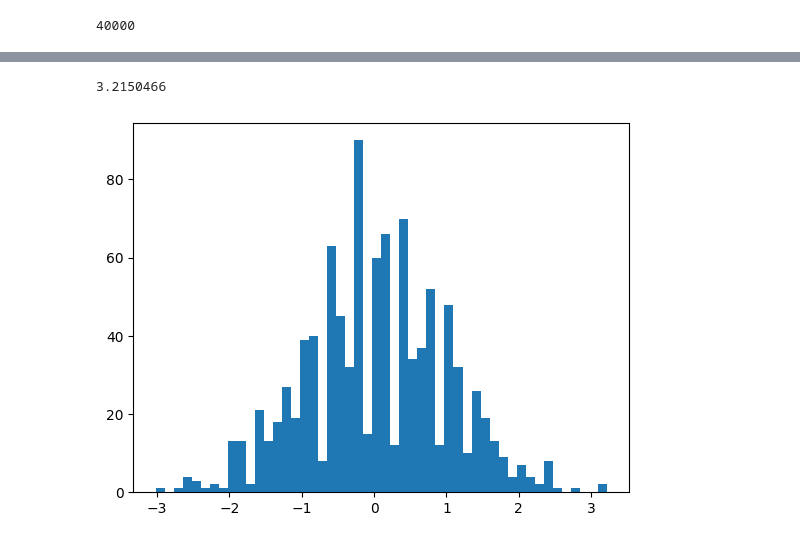
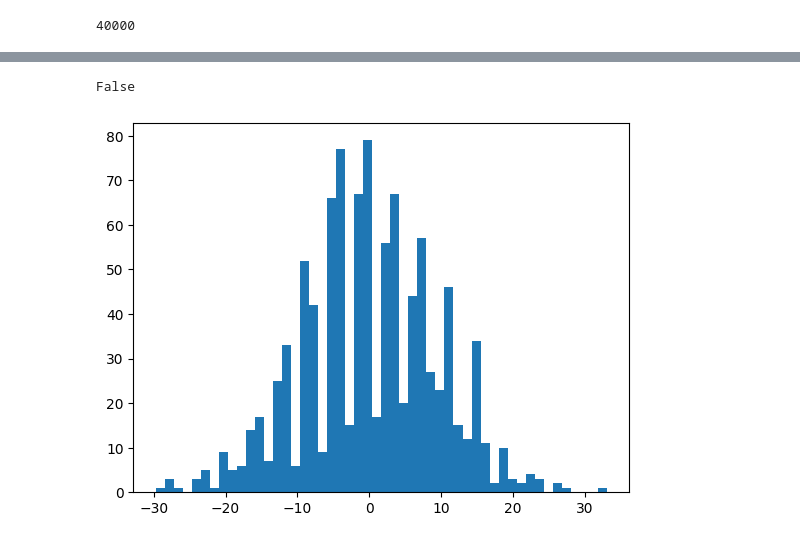
Before and after one commit to kkorolev1/mcmc-control-variates, a Jupyter notebook: experiments.ipynb, the cells around one changed output, grey strips where cells are left out. Saved outputs shown, nothing was run; the diff lists cells and outputs as text; code cells hidden in the pictures.

```diff
--- a/experiments.ipynb
+++ b/experiments.ipynb
@@ -48,6 +47,6 @@ def multichain_sample(sampler: eqx.Module, dim: int, key: jax.random.PRNGKey, n_
     return samples
 # %%
 rng, key = jax.random.split(rng)
-sampler = LangevinDynamics(gradient_func=grad_log_p, n_samples=500, gamma=5e-2, burnin_steps=100)
-samples = multichain_sample(sampler, 1, key, n_chains = 100)
+sampler = LangevinDynamics(gradient_func=grad_log_p, n_samples=500, gamma=1e-2, burnin_steps=100)
+samples = multichain_sample(sampler, dist_dim, key, n_chains = 100)
 # %%
@@ -143,0 +184,12 @@ plt.plot(x, y);
+# %%
+rng, key = jax.random.split(rng)
+training_samples = multichain_sample(sampler, dist_dim, key, n_chains = 100)
+dataset = jdl.ArrayDataset(training_samples)
+dataloader = jdl.DataLoader(
+    dataset,
+    backend="jax",
+    batch_size=1024,
+    shuffle=True
+)
+dataloader = inf_loop(dataloader)
+len(dataset)
@@ -143,0 +206,17 @@ plt.plot(x, y);
+# %%
+rng, key = jax.random.split(rng)
+cv_model = ControlVariateModel(in_size=dist_dim, width_size=128, depth=3, key=key)
+optimizer = optax.adam(learning_rate=1e-4)
+
+loss = CVALSLoss(fn=fn, grad_log_p=grad_log_p, switch_steps=500)
+
+cv_model, loss_history = fit_cv(
+    cv_model,
+    dataloader,
+    optimizer,
+    loss,
+    n_steps=2000,
+)
+
+plt.plot(loss_history)
+plt.show()
@@ -161,18 +232,18 @@ nan
 # %%
 n_runs = 1000
 
 # Run without vmap because of OOM
-mcmc_with_cv_estimates = []
-for key in jax.random.split(rng, n_runs):
-    mcmc_with_cv_estimates.append(mcmc_baseline(fn_with_cv, sampler, 1, key, n_chains = 100))
-mcmc_with_cv_estimates = np.stack(mcmc_with_cv_estimates)
+mcmc_with_cv_als_estimates = []
+for key in tqdm(jax.random.split(rng, n_runs)):
+    mcmc_with_cv_als_estimates.append(mcmc_baseline(fn_with_cv, sampler, dist_dim, key, n_chains = 100))
+mcmc_with_cv_als_estimates = np.stack(mcmc_with_cv_als_estimates)
 
-print(mcmc_with_cv_estimates.max())
-plt.hist(mcmc_with_cv_estimates, bins=50)
+print(np.any(np.isnan(mcmc_with_cv_als_estimates)))
+plt.hist(mcmc_with_cv_als_estimates, bins=50)
 plt.show()
 # %% [output]
-3.2150466
+False
-[figure, old version]
+[figure, new version]
 # %%
 mcmc_estimates.mean(), mcmc_estimates.std()
 # %% [output]
```
Also changed, not shown: parts of 27 cells of this notebook, 5 other files.
